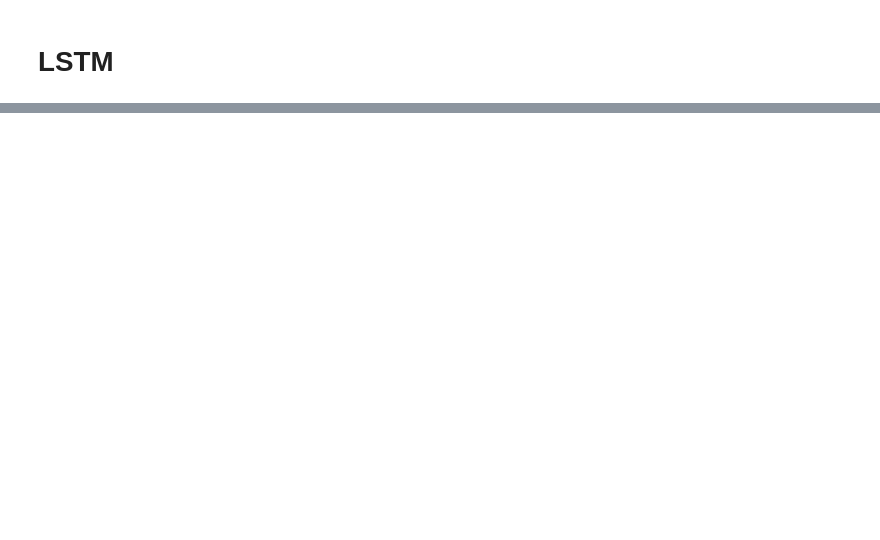
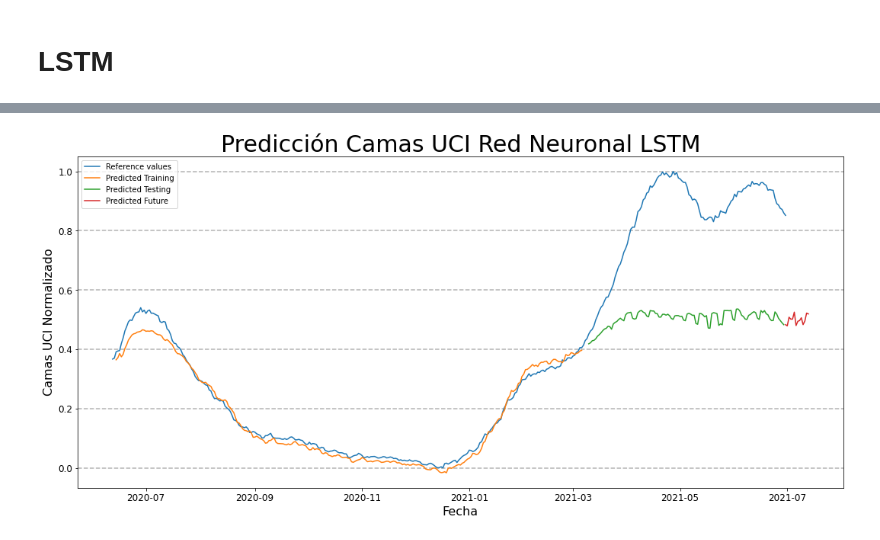
Before and after one commit to ncarf/prediction-uci, a Jupyter notebook: Prediction_UCI.ipynb, the cells around one changed output, grey strips where cells are left out. Cells and saved outputs as stored; diff of their text form; code cells hidden in the pictures; blank space fills up the shorter version.

```diff
--- a/Prediction_UCI.ipynb
+++ b/Prediction_UCI.ipynb
@@ -997,0 +1518,4 @@ x_test_temp = np.reshape(x_test_temp.values, (x_test_temp.shape[0], features, lo
+# %%
+for i in range(epochs):
+    model.fit(x_train_temp, train_y.values, epochs=1, batch_size=batch_size, verbose=2, shuffle=False)
+    model.reset_states()
@@ -998,3 +1628,8 @@ x_test_temp = np.reshape(x_test_temp.values, (x_test_temp.shape[0], features, lo
+# %%
+look_back = 2
+epochs=100
+
+train_x, test_x, train_y, test_y = lags_preparation(x_train, x_test, y_train, y_test, look_back)
 # %%
 # create and fit the LSTM network
 batch_size = 1
@@ -1009,7 +1659,7 @@ model.summary()
 # %%
-y_train_temp = y_train
-y_test_temp = y_test
+y_train_temp = train_y
+y_test_temp = test_y
 # %%
-for i in range(100):
+for i in range(epochs):
     model.fit(x_train_temp, y_train_temp.values, epochs=1, batch_size=batch_size, verbose=2, shuffle=False)
     model.reset_states()
@@ -1081,11 +1792,13 @@ plotData
 # %%
  fig = plt.figure(figsize=(18,8))
 ax = fig.add_subplot(111)
 ax.plot(plotData)
 #Título del gráfico
-plt.title('Red Neuronal LSTM2', fontsize=30)
+plt.title('Predicción Camas UCI Red Neuronal LSTM', fontsize=30)
 plt.xlabel("Fecha", fontsize=16)
 plt.ylabel("Camas UCI Normalizado", fontsize=16)
 ax.grid(True, 'major', 'y', ls='--', lw=1.5, c='k', alpha=.3)
 ax.legend(plotData.columns,loc='upper left')
 plt.show()
+# %% [output]
+[figure, added]
```
Also changed, not shown: parts of 91 cells of this notebook.
